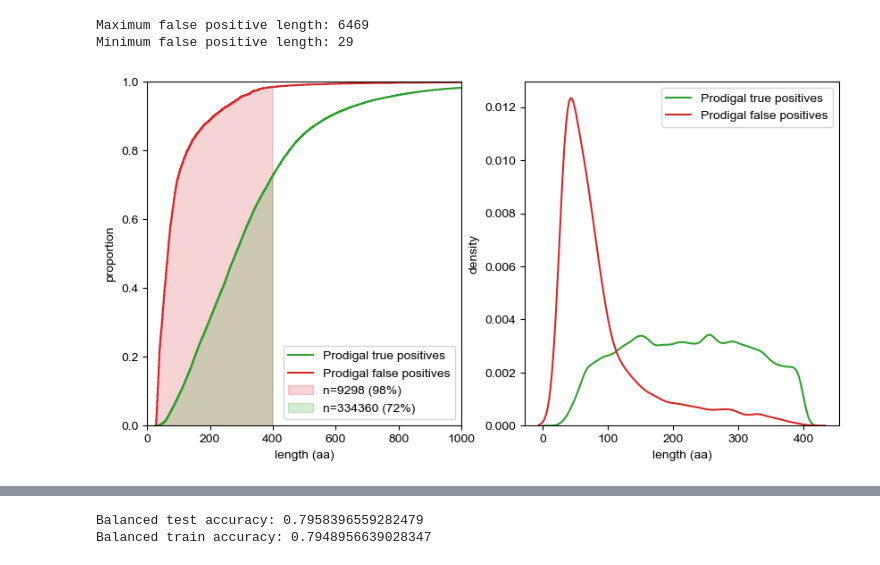
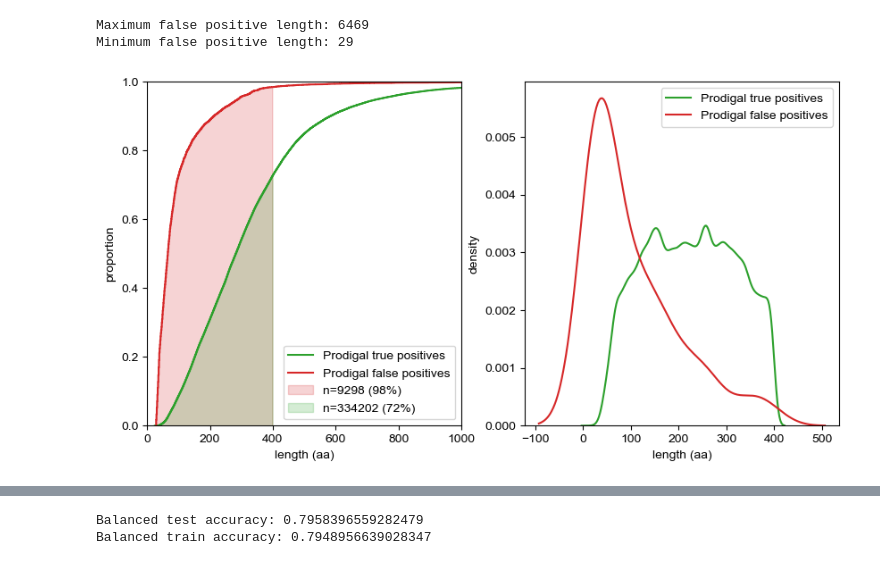
Before and after one commit to pipparichter/frugal, a Jupyter notebook: notebooks/filter.ipynb, the cells around one changed output, grey strips where cells are left out. Saved outputs shown, nothing was run; the diff lists cells and outputs as text; code cells hidden in the pictures.

```diff
--- a/notebooks/filter.ipynb
+++ b/notebooks/filter.ipynb
@@ -30,9 +66,6 @@ The autoreload extension is already loaded. To reload it, use:
 ref_out_df = load_ref_out()
 ref_out_df = remove_partial(ref_out_df)
 
-ref_out_fp_df = ref_out_df[ref_out_df.n_valid_hits == 0].copy()
-ref_out_tp_df = ref_out_df[(ref_out_df.n_valid_hits > 0)].copy()
-
 genome_metadata_df = load_genome_metadata()
 # %% [output]
 remove_partial: Removing 4364 instances marked as partial by both Prodigal and RefSeq from the DataFrame.
@@ -59,48 +78,46 @@ Minimum false positive length: 29
 # %%
 def figure_1(ref_out_df, path:str='../figures/filter-figure_1.png'):
 
-    ref_out_fp_df = ref_out_df[ref_out_df.n_valid_hits == 0].copy()
-    ref_out_tp_df = ref_out_df[(ref_out_df.n_valid_hits > 0)].copy()
+    ref_out_0_df = ref_out_df[ref_out_df.ref_feature == 'CDS'].copy()
+    ref_out_1_df = ref_out_df[ref_out_df.ref_feature != 'CDS'].copy()
 
     fig, axes = plt.subplots(ncols=2, figsize=(10, 5))
 
     ax = axes[0]
-    ax = sns.ecdfplot(ref_out_tp_df.seq.apply(len), ax=ax, color='tab:green', label=f'Prodigal true positives')
+    ax = sns.ecdfplot(ref_out_0_df.seq.apply(len), ax=ax, color='tab:green', label=f'Prodigal true positives')
     ax = sns.ecdfplot(ref_out_fp_df.seq.apply(len), ax=ax, color='tab:red', label=f'Prodigal false positives')
 
-    x_tp, y_tp = ax.get_lines()[0].get_data()
-    x_fp, y_fp = ax.get_lines()[1].get_data()
+    x_0, y_0 = ax.get_lines()[0].get_data()
+    x_1, y_1 = ax.get_lines()[1].get_data()
 
-    x_tp, x_fp, y_tp, y_fp = x_tp[1:], x_fp[1:], y_tp[1:], y_fp[1:]
+    x_0, x_1, y_0, y_1 = x_0[1:], x_1[1:], y_0[1:], y_1[1:]
 
     max_length = 400
 
-    n_tp = (x_tp < max_length).sum()
-    n_fp = (x_fp < max_length).sum()
-    p_tp = int(n_tp * 100 / len(x_tp))
-    p_fp = int(n_fp * 100 / len(x_fp))
+    n_0 = (x_0 < max_length).sum()
+    n_1 = (x_1 < max_length).sum()
+    p_0 = int(n_0 * 100 / len(x_0))
+    p_1 = int(n_1 * 100 / len(x_1))
 
-    ax.fill_between(x_fp[x_fp < max_length], y_fp[x_fp < max_length], color='tab:red', alpha=0.2, label=f'n={n_fp} ({p_fp}%)')
-    ax.fill_between(x_tp[x_tp < max_length], y_tp[x_tp < max_length], color='tab:green', alpha=0.2, label=f'n={n_tp} ({p_tp}%)')
+    ax.fill_between(x_1[x_1 < max_length], y_1[x_1 < max_length], color='tab:red', alpha=0.2, label=f'n={n_1} ({p_1}%)')
+    ax.fill_between(x_0[x_0 < max_length], y_0[x_0 < max_length], color='tab:green', alpha=0.2, label=f'n={n_0} ({p_0}%)')
     ax.set_xlim(0, 1000)
     ax.set_ylabel('proportion')
     ax.set_xlabel('length (aa)')
     ax.legend()
 
     ax = axes[1]
-    ref_out_tp_df = ref_out_tp_df[ref_out_tp_df.seq.apply(len) < max_length]
-    ref_out_fp_df = ref_out_fp_df[ref_out_fp_df.seq.apply(len) < max_length]
-    sns.kdeplot(ref_out_tp_df.seq.apply(len), ax=ax, color='tab:green', label=f'Prodigal true positives')
-    sns.kdeplot(ref_out_fp_df.seq.apply(len), ax=ax, color='tab:red', label=f'Prodigal false positives')
+    sns.kdeplot(get_lengths(ref_out_0_df, max_length=max_length), ax=ax, color='tab:green', label=f'Prodigal true positives')
+    sns.kdeplot(get_lengths(ref_out_1_df, max_length=max_length), ax=ax, color='tab:red', label=f'Prodigal false positives')
     ax.legend()
     ax.set_ylabel('density')
     ax.set_xlabel('length (aa)')
 
     plt.show()
 
 figure_1(ref_out_df)
 # %% [output]
-[figure, old version]
+[figure, new version]
 # %%
 # The length distributions differ enough that I am a little worried that the model will take the "easy" way out and just
 # learn sequence length.
```
Also changed, not shown: parts of 13 cells of this notebook, 4 other files.
